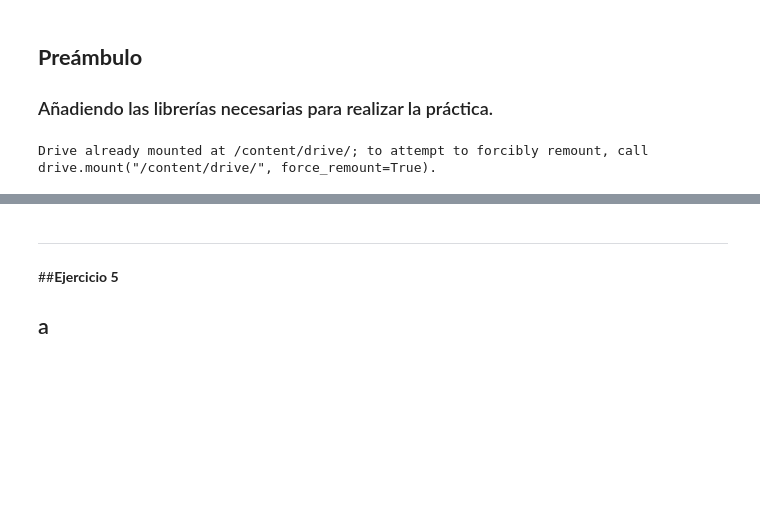
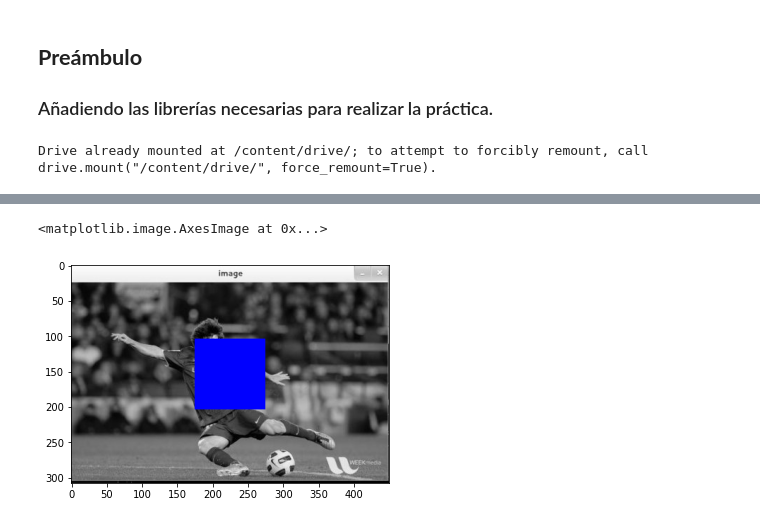
Before and after one commit to RhinoBlindado/vc2122, a Jupyter notebook: practica0/p0_introToOpenCV.ipynb, the cells around one changed output, grey strips where cells are left out. Saved outputs shown, nothing was run; the diff lists cells and outputs as text; code cells hidden in the pictures; blank space fills up the shorter version.

```diff
--- a/practica0/p0_introToOpenCV.ipynb
+++ b/practica0/p0_introToOpenCV.ipynb
@@ -220,22 +329,24 @@ def cambiarColor(imagen, listaPuntos, color):
 # %%
 # Task 4: Change the pixels of an image given a list of coordinates.
 ##########
 imagen = imageMessi
 color = (255, 0, 0)
 
 #   Generating the points: in this case a 100x100 square centered on the picture.
 xStart = int(imagen.shape[0] / 2) - 50
 yStart = int(imagen.shape[1] / 2) - 50
 
 pointVector = []
 for i in range(0, 100):
     for j in range (0, 100):
         pointVector.append(np.array([xStart+i, yStart+j]))
 
-#   Calling the function and then printing the image.
+#   Calling the function...
 moddedImage = cambiarColor(imagen, pointVector, color)
-pintaI(moddedImage)
+
+#   ... and showing the image.
+plt.figure("Messi")
+plt.imshow(moddedImage[:,:,::-1])
+# %% [output]
+<matplotlib.image.AxesImage at 0x...>
+[figure, added]
-# %% [markdown]
----
-##**Ejercicio 5**
-## a
```
Also changed, not shown: parts of 26 cells of this notebook, 9 other files.
